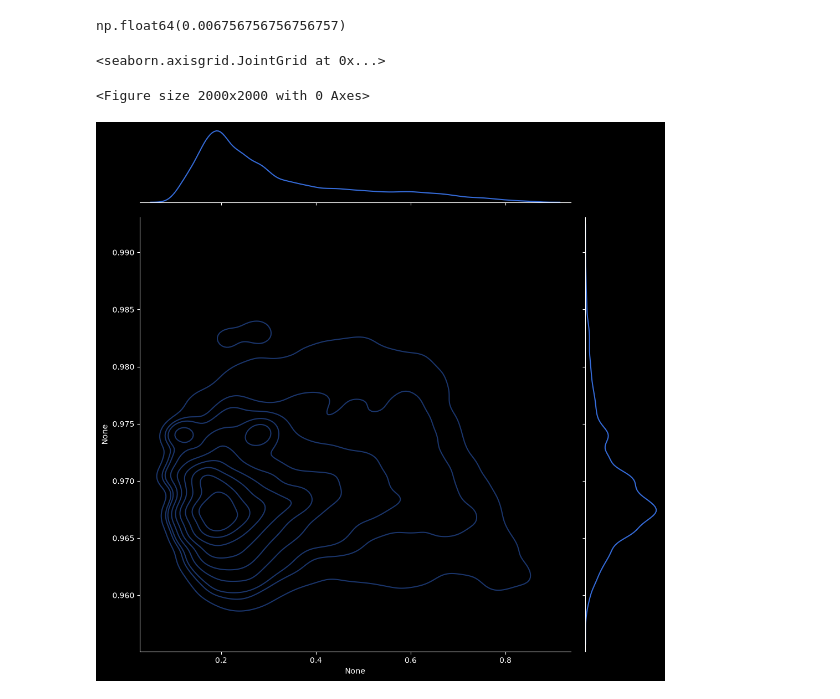
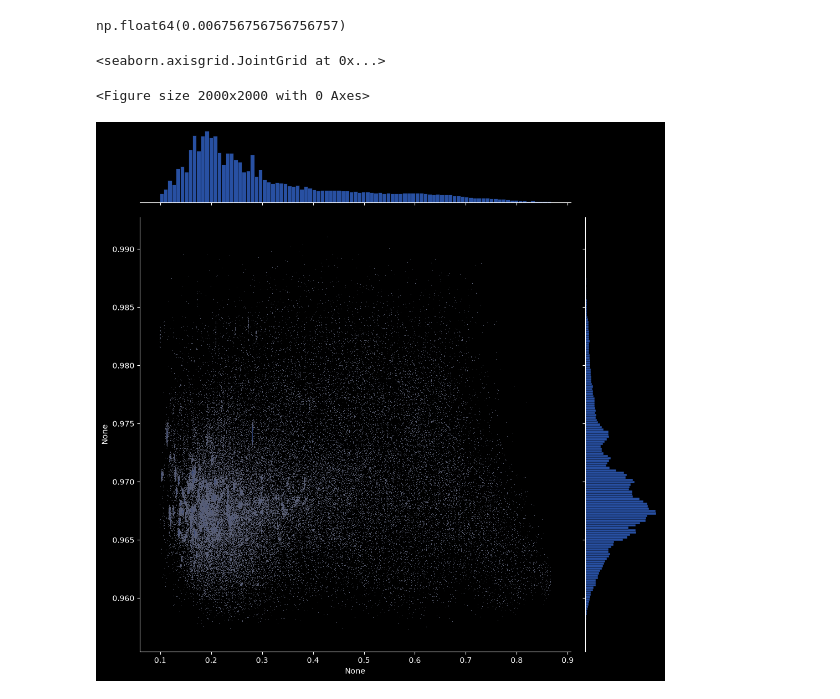
Before and after one commit to T-im4i-k/Active-Learning-for-Email-Interaction-Dynamics, a Jupyter notebook: src/email_outreach/additional_data/plot_u_pi.ipynb, the cells around one changed output. Cells and saved outputs as stored; diff of their text form; code cells hidden in the pictures.

Commit message:
Update Pi-U plot

```diff
--- a/src/email_outreach/additional_data/plot_u_pi.ipynb
+++ b/src/email_outreach/additional_data/plot_u_pi.ipynb
@@ -18,10 +18,10 @@ np.float64(0.006756756756756757)
 # %%
 plt.figure(figsize=(20,20))
 
-sns.jointplot(x=pi[-1], y=u[-1], kind="kde", alpha=0.5, height = 10)
+sns.jointplot(x=pi[-1], y=u[-1], kind="hist", alpha=0.5, height = 10, bins =1000)
 # %% [output]
 <seaborn.axisgrid.JointGrid at 0x...>
 <Figure size 2000x2000 with 0 Axes>
-[figure, old version]
+[figure, new version]
 # %%
 sns.histplot(pi[-1]*u[-1],  alpha=0.5)
```
Also changed, not shown: parts of 1 cell of this notebook.
